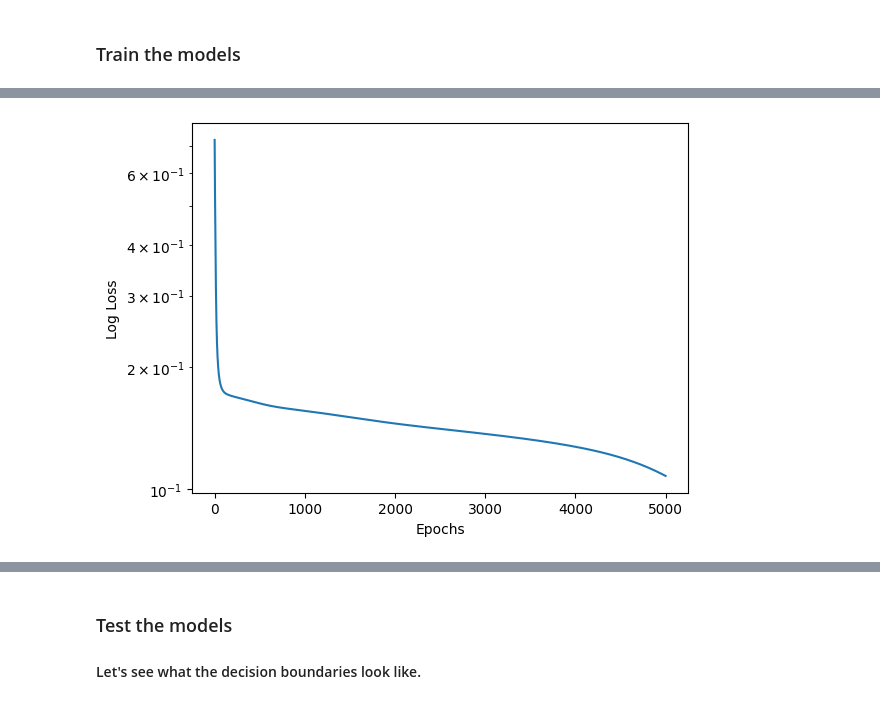
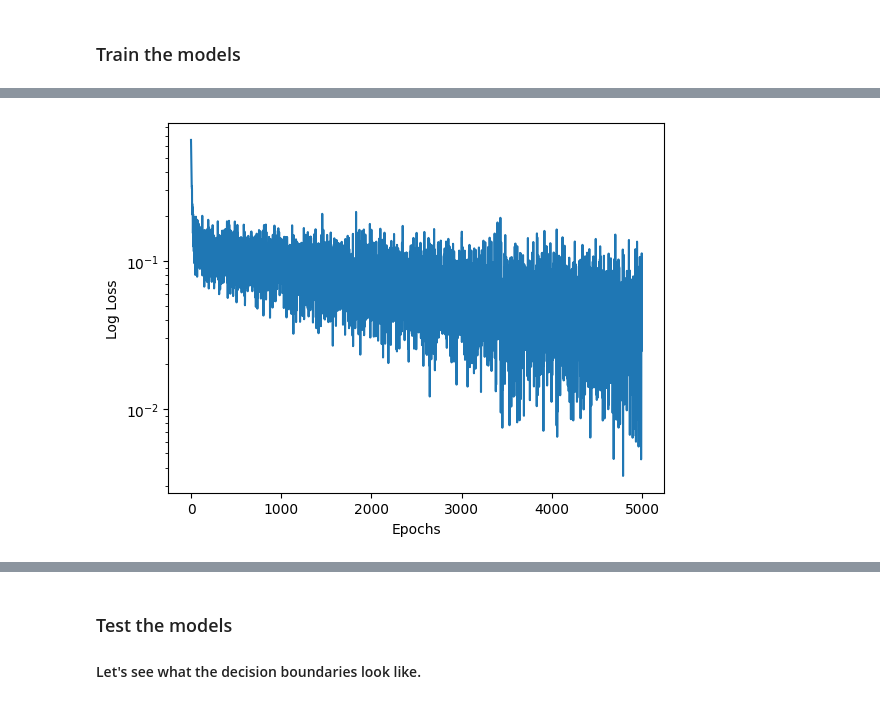
Before and after one commit to eth-tran/CS479-Assignment-3, a Jupyter notebook: a3q3.ipynb, the cells around one changed output, grey strips where cells are left out. Saved outputs shown, nothing was run; the diff lists cells and outputs as text; code cells hidden in the pictures.

```diff
--- a/a3q3.ipynb
+++ b/a3q3.ipynb
@@ -177,4 +177,6 @@ Final loss = 0.1078106090426445
 # %%
 #network with dropout (dnet) training here
+dnet.drop_lyr1.dropprob = 0.5
+dnet.drop_lyr2.dropprob = 0.5
 dlosses = dnet.learn(train.inputs(), train.targets(), epochs=n_epochs, lr=lr)
 # %% [output]
@@ -182,4 +184,4 @@ Final loss = 0.1078106090426445
-[figure, old version]
+[figure, new version]
 # %%
 
 
```
Also changed, not shown: parts of 8 cells of this notebook.
